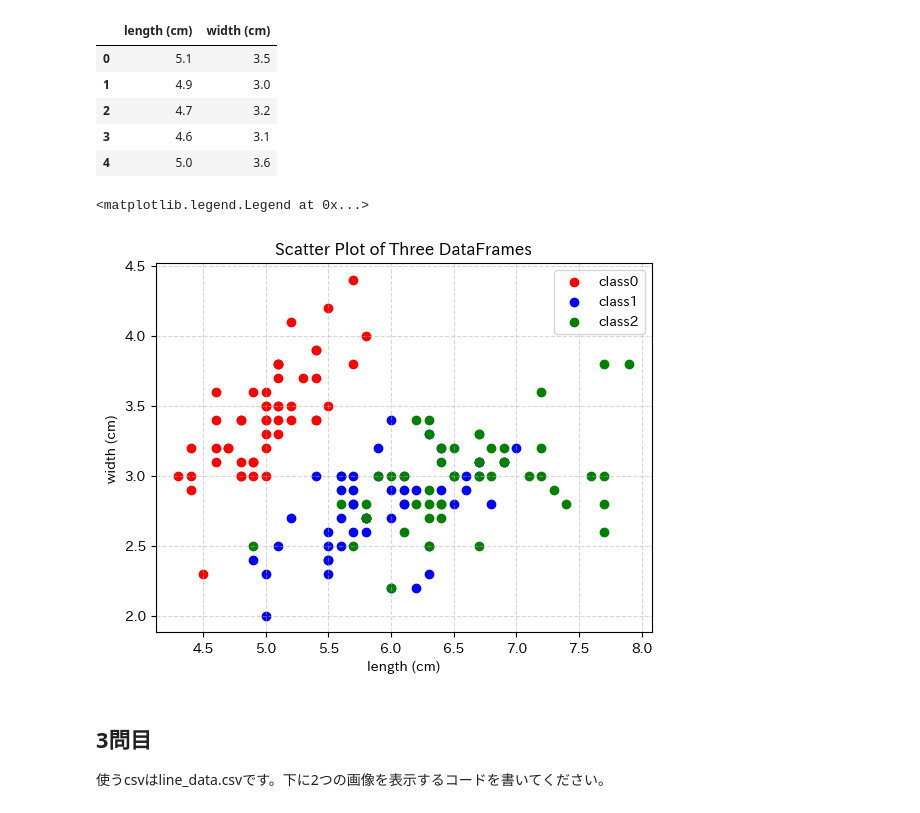
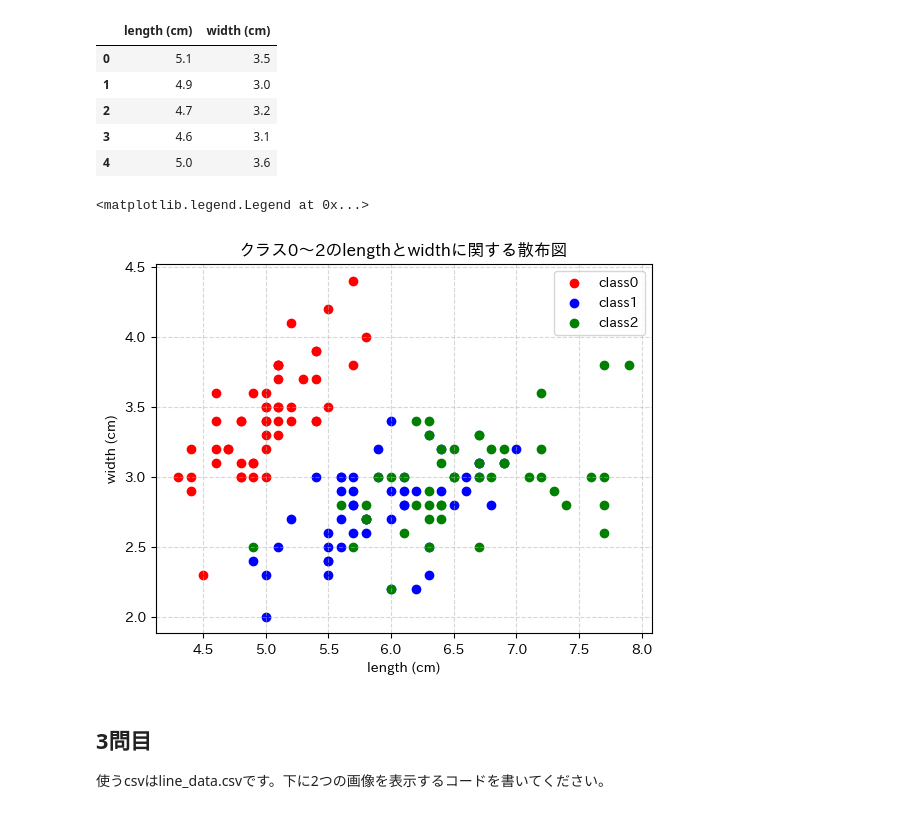
Before and after one commit to keinfukuda/BasicPython, a Jupyter notebook: matplotlib_exercise.ipynb, the cells around one changed output. Saved outputs shown, nothing was run; the diff lists cells and outputs as text; code cells hidden in the pictures.

```diff
--- a/matplotlib_exercise.ipynb
+++ b/matplotlib_exercise.ipynb
@@ -110,18 +110,18 @@ df_class2 = df_scatter_data[df_scatter_data['class'] == 2].drop('class', axis=1)
 # %%
 plt.scatter(df_class0['length (cm)'], df_class0['width (cm)'], label='class0', color = "r")
 plt.scatter(df_class1['length (cm)'], df_class1['width (cm)'], label='class1', color = "b")
 plt.scatter(df_class2['length (cm)'], df_class2['width (cm)'], label='class2', color = "g")
 
 plt.grid(True, linestyle='--', alpha=0.5)
 
 plt.xlabel('length (cm)')
 plt.ylabel('width (cm)')
-plt.title('Scatter Plot of Three DataFrames')
+plt.title('クラス0～2のlengthとwidthに関する散布図')
 
 plt.legend()
 # %% [output]
 <matplotlib.legend.Legend at 0x...>
-[figure, old version]
+[figure, new version]
 # %% [markdown]
 ## 3問目
 使うcsvはline_data.csvです。下に2つの画像を表示するコードを書いてください。
```
Also changed, not shown: parts of 1 cell of this notebook.
